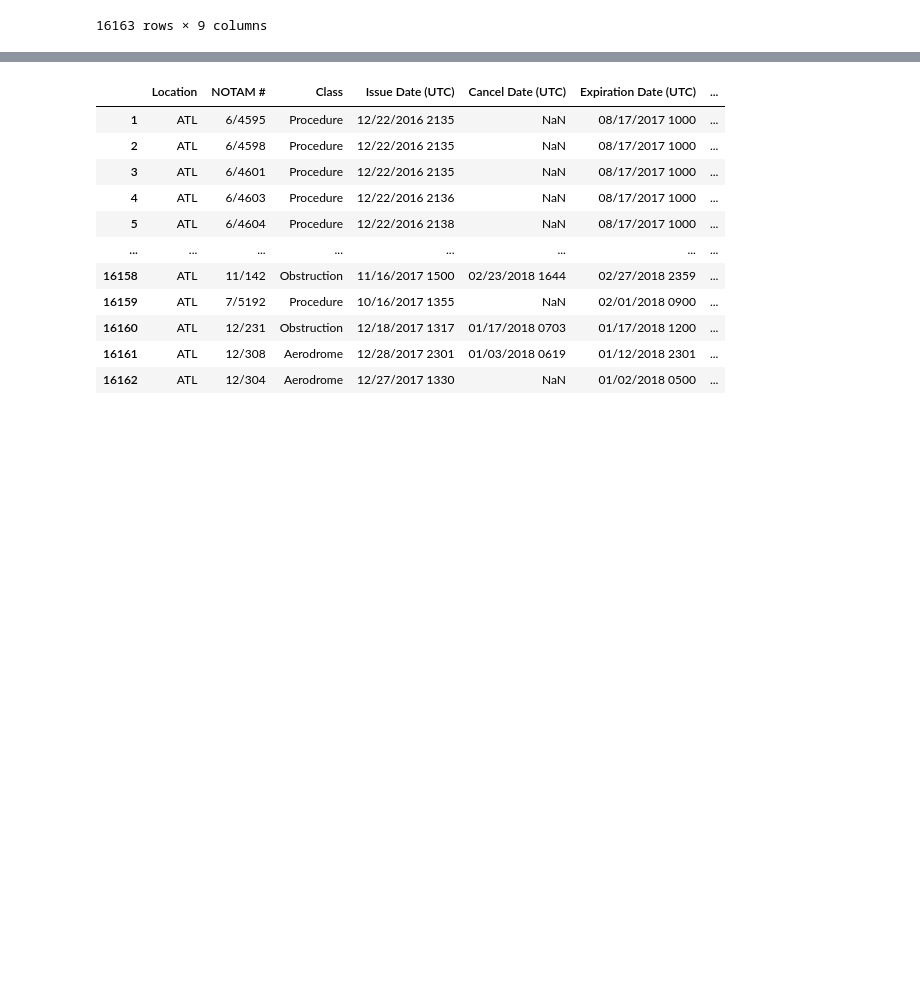
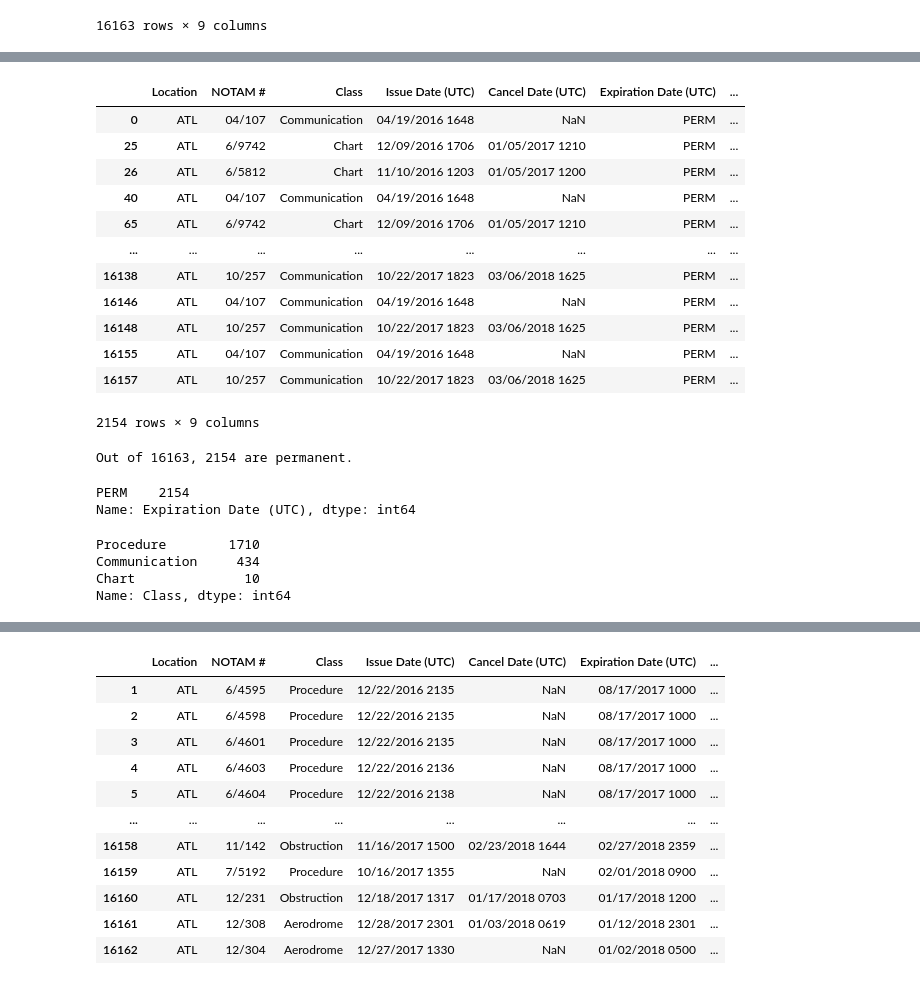
Before and after one commit to chrigHub/PertubationThesis, a Jupyter notebook: main/preparation/06_notam_prep.ipynb, the cells around one changed output, grey strips where cells are left out. Saved outputs shown, nothing was run; the diff lists cells and outputs as text; code cells hidden in the pictures; blank space fills up the shorter version.

```diff
--- a/main/preparation/06_notam_prep.ipynb
+++ b/main/preparation/06_notam_prep.ipynb
@@ -104,0 +153,31 @@ atl_notam_df
+# %%
+perm_notams = atl_notam_df[[False if ' ' in row else True for row in atl_notam_df["Expiration Date (UTC)"]]]
+perm_notams
+# %% [output]
+|  | Location | NOTAM # | Class | Issue Date (UTC) | Cancel Date (UTC) | Expiration Date (UTC) | ... |
+| 0 | ATL | 04/107 | Communication | 04/19/2016 1648 | NaN | PERM | ... |
+| 25 | ATL | 6/9742 | Chart | 12/09/2016 1706 | 01/05/2017 1210 | PERM | ... |
+| 26 | ATL | 6/5812 | Chart | 11/10/2016 1203 | 01/05/2017 1200 | PERM | ... |
+| 40 | ATL | 04/107 | Communication | 04/19/2016 1648 | NaN | PERM | ... |
+| 65 | ATL | 6/9742 | Chart | 12/09/2016 1706 | 01/05/2017 1210 | PERM | ... |
+| ... | ... | ... | ... | ... | ... | ... | ... |
+| 16138 | ATL | 10/257 | Communication | 10/22/2017 1823 | 03/06/2018 1625 | PERM | ... |
+| 16146 | ATL | 04/107 | Communication | 04/19/2016 1648 | NaN | PERM | ... |
+| 16148 | ATL | 10/257 | Communication | 10/22/2017 1823 | 03/06/2018 1625 | PERM | ... |
+| 16155 | ATL | 04/107 | Communication | 04/19/2016 1648 | NaN | PERM | ... |
+| 16157 | ATL | 10/257 | Communication | 10/22/2017 1823 | 03/06/2018 1625 | PERM | ... |
+2154 rows × 9 columns
+# %%
+print(f"Out of {len(atl_notam_df)}, {len(perm_notams)} are permanent.")
+perm_notams["Expiration Date (UTC)"].value_counts()
+# %% [output]
+Out of 16163, 2154 are permanent.
+PERM    2154
+Name: Expiration Date (UTC), dtype: int64
+# %%
+perm_notams["Class"].value_counts()
+# %% [output]
+Procedure        1710
+Communication     434
+Chart              10
+Name: Class, dtype: int64
```
Also changed, not shown: parts of 26 cells of this notebook, 1 other file.
